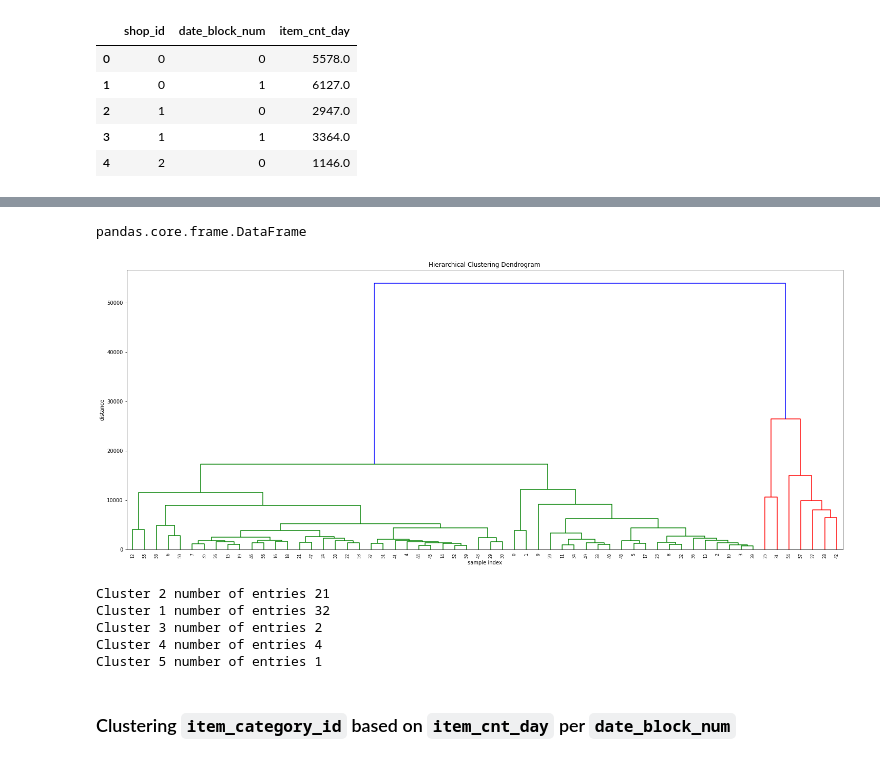
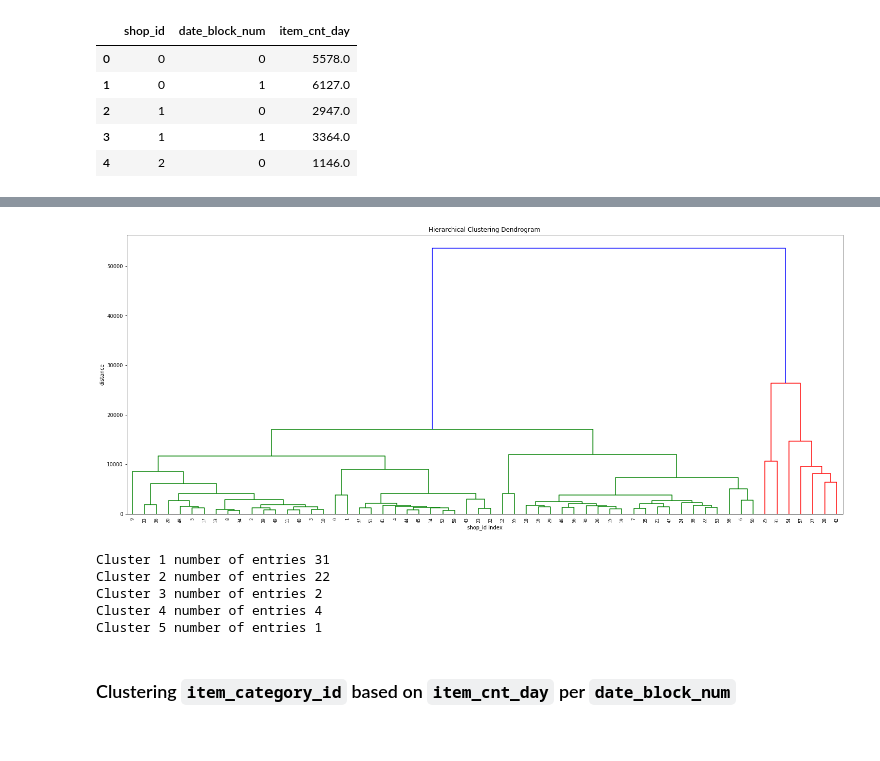
Before and after one commit to iamkrut/Predict-Future-Sales, a Jupyter notebook: Clustering.ipynb, the cells around one changed output, grey strips where cells are left out. Cells and saved outputs as stored; diff of their text form; code cells hidden in the pictures.

```diff
--- a/Clustering.ipynb
+++ b/Clustering.ipynb
@@ -93,69 +118,43 @@ timeSeries
 | 59 | 2017.0 | 1897.0 | 2028.0 | 1388.0 | 1374.0 | 1707.0 | 1747.0 | 2048.0 | 2008.0 | 1751.0 | ... | ... |
 60 rows × 33 columns
-# %%
-type(timeSeries)
-# %% [output]
-pandas.core.frame.DataFrame
 # %%
-from math import sqrt
-
-def DTWDistance(s1, s2):
-    DTW={}
-
-    for i in range(len(s1)):
-        DTW[(i, -1)] = float('inf')
-    for i in range(len(s2)):
-        DTW[(-1, i)] = float('inf')
-    DTW[(-1, -1)] = 0
-
-    for i in range(len(s1)):
-        for j in range(len(s2)):
-            dist= (s1[i]-s2[j])**2
-            DTW[(i, j)] = dist + min(DTW[(i-1, j)],DTW[(i, j-1)], DTW[(i-1, j-1)])
-
-    return sqrt(DTW[len(s1)-1, len(s2)-1])
-
-def spearman_correlation(x, y):
-    r = stats.pearsonr(x, y)[0]
-    return 1 - r # correlation to distance: range 0 to 2
-
 Z = hac.linkage(timeSeries, method='complete', metric=DTWDistance)
 
 # Plot dendogram
 plt.figure(figsize=(25, 10))
 plt.title('Hierarchical Clustering Dendrogram')
-plt.xlabel('sample index')
+plt.xlabel('shop_id index')
 plt.ylabel('distance')
 hac.dendrogram(
     Z,
     leaf_rotation=90.,  # rotates the x axis labels
     leaf_font_size=8.,  # font size for the x axis labels
 )
 plt.show()
 
 # retrieving clusters, k is the number of clusters we want
 from scipy.cluster.hierarchy import fcluster
 
 def print_clusters(timeSeries, Z, k, plot=False):
     # k Number of clusters I'd like to extract
     results = fcluster(Z, k, criterion='maxclust')
 
     # check the results
     s = pd.Series(results)
     clusters = s.unique()
 
     for c in clusters:
         cluster_indeces = s[s==c].index
         print("Cluster %d number of entries %d" % (c, len(cluster_indeces)))
         if plot:
             timeSeries.T.iloc[:,cluster_indeces].plot()
             plt.show()
 
 print_clusters(timeSeries, Z, 5, plot=False)
 # %% [output]
-[figure, old version]
+[figure, new version]
-Cluster 2 number of entries 21
-Cluster 1 number of entries 32
+Cluster 1 number of entries 31
+Cluster 2 number of entries 22
 Cluster 3 number of entries 2
 Cluster 4 number of entries 4
 Cluster 5 number of entries 1
```
Also changed, not shown: parts of 8 cells of this notebook.
